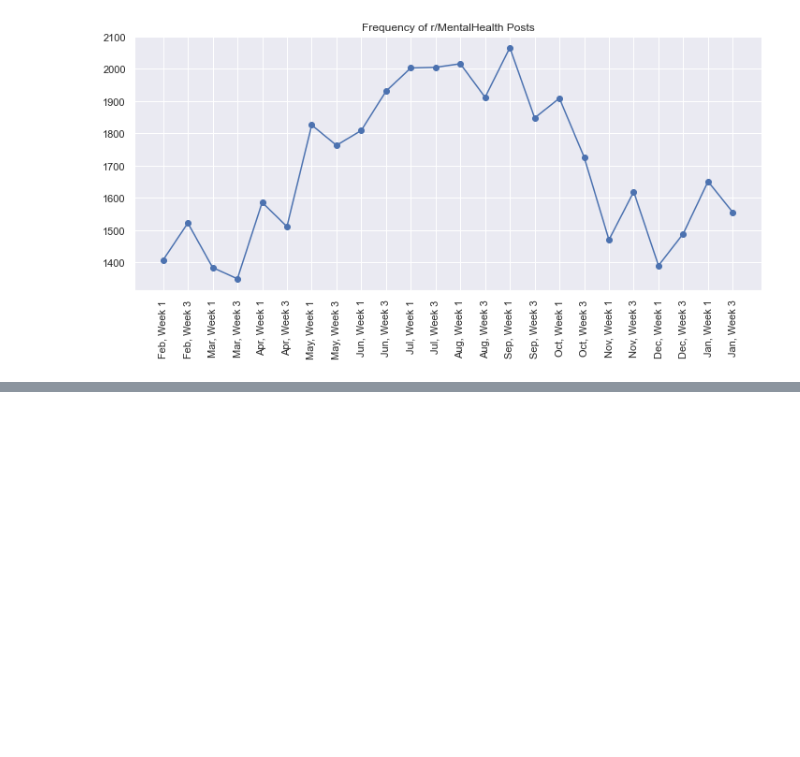
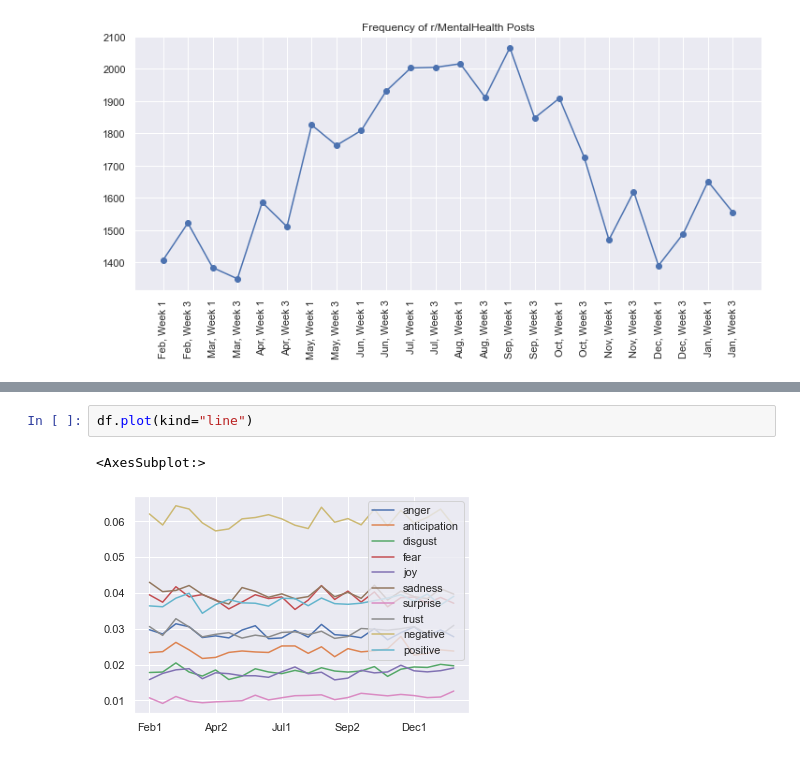
Before and after one commit to bermanjt/RedditMentalHealth, a Jupyter notebook: EDA.ipynb, the cells around one changed output, grey strips where cells are left out. Drawn from its saved outputs; the diff is of its cells as text; blank space fills up the shorter version.

```diff
--- a/EDA.ipynb
+++ b/EDA.ipynb
@@ -79,0 +75,5 @@ df.plot(kind="line", figsize=(100,100))
+# %%
+df.plot(kind="line")
+# %% [output]
+<AxesSubplot:>
+[figure, added]
```
Also changed, not shown: parts of 3 cells of this notebook.
